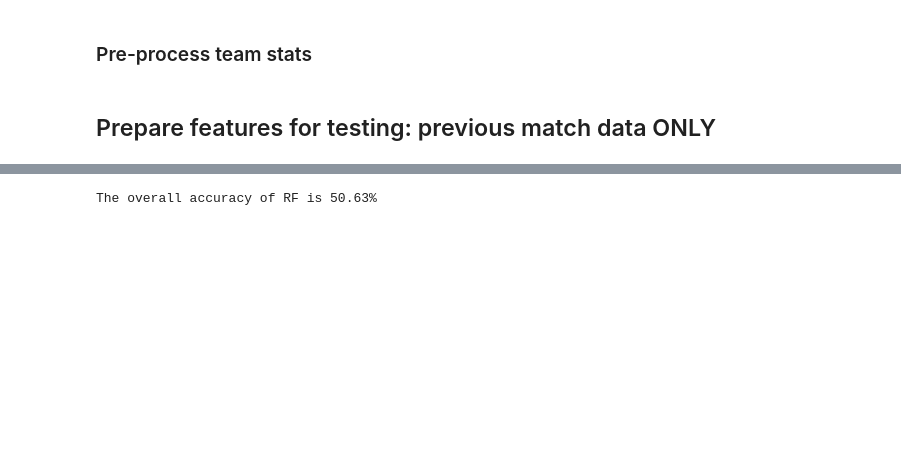
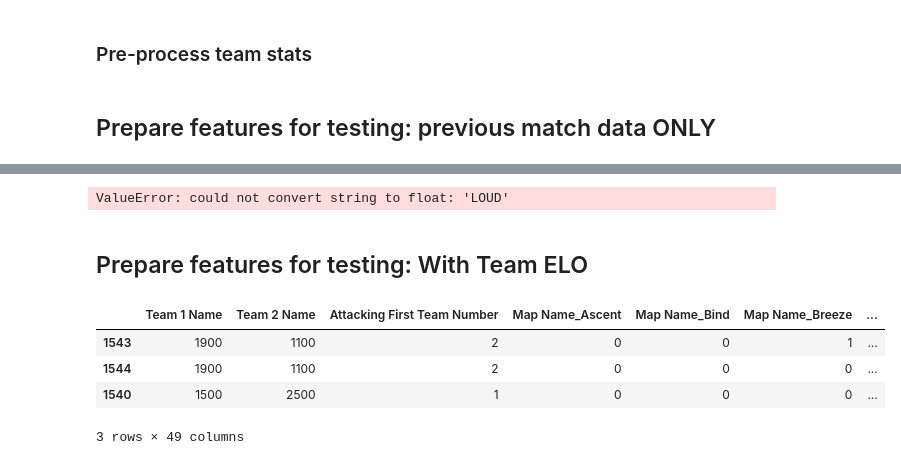
Before and after one commit to LabyrinthV/Honours-victory-prediction, a Jupyter notebook: Modelling.ipynb, the cells around one changed output, grey strips where cells are left out. Drawn from its saved outputs; the diff is of its cells as text; code cells hidden in the pictures; blank space fills up the shorter version.

```diff
--- a/Modelling.ipynb
+++ b/Modelling.ipynb
@@ -141,6 +229,27 @@ team_post_plants = pd.read_csv('./Data files/team-post-plants.csv')
 team_round_performance = pd.read_csv('./Data files/team-round-performance.csv')
 team_win_conditions = pd.read_csv('./Data files/team-win-conditions.csv')
 team_xvy_performance = pd.read_csv('./Data files/team-xvy-performance.csv')
+
+#df_team = pd.merge(team_map_performance, team_comp, on='Team')
+df_team = pd.merge(team_round_performance, team_post_plants, on='Team')
+#df_team = pd.merge(df_team, team_round_performance, on='Team')
+#df_team = pd.merge(df_team, team_win_conditions, on='Team')
+#df_team = pd.merge(df_team, team_xvy_performance, on='Team')
+# %%
+# Create a dictionary of teams and their elo
+team_elo_dict = {}
+for index, row in df_team.iterrows():
+    if row['Team'] not in team_elo_dict:
+        team_elo_dict[row['Team']] = 1000
+
+# Modify elo based on win rate kd and acs
+for index, row in results_encoded.iterrows():
+    if row['Winner'] == 1:
+        team_elo_dict[row['Team 1 Name']] += 100
+        team_elo_dict[row['Team 2 Name']] -= 100
+    else:
+        team_elo_dict[row['Team 1 Name']] -= 100
+        team_elo_dict[row['Team 2 Name']] += 100
 # %% [markdown]
 ## Prepare features for testing: previous match data ONLY
 # %%
@@ -180,8 +304,43 @@ RandomForestClassifier(random_state=1904703)
-# %%
-# Prediction
-rf_predictions = rf.predict(X_test)
-#Results
-accuracy = accuracy_score(y_test, rf_predictions)
-print(f'The overall accuracy of RF is {np.round(accuracy*100,2)}%')
-# %% [output]
-The overall accuracy of RF is 50.63%
+# %%
+# Prediction
+rf_predictions = rf.predict(X_test)
+gb_predictions = gb.predict(X_test)
+dt_predictions = dt.predict(X_test)
+et_predictions = et.predict(X_test)
+lr_predictions = lr.predict(X_test)
+svc_predictions = svc.predict(X_test)
+#Results
+accuracy_rf = accuracy_score(y_test, rf_predictions)
+accuracy_gb = accuracy_score(y_test, gb_predictions)
+accuracy_dt = accuracy_score(y_test, dt_predictions)
+accuracy_et = accuracy_score(y_test, et_predictions)
+accuracy_lr = accuracy_score(y_test, lr_predictions)
+accuracy_svc = accuracy_score(y_test, svc_predictions)
+print(f'The overall accuracy of RF is {np.round(accuracy_rf*100,2)}%')
+print(f'The overall accuracy of GB is {np.round(accuracy_gb*100,2)}%')
+print(f'The overall accuracy of DT is {np.round(accuracy_dt*100,2)}%')
+print(f'The overall accuracy of ET is {np.round(accuracy_et*100,2)}%')
+print(f'The overall accuracy of LR is {np.round(accuracy_lr*100,2)}%')
+print(f'The overall accuracy of SVC is {np.round(accuracy_svc*100,2)}%')
+# %% [output]
+ValueError: could not convert string to float: 'LOUD'
+# %% [markdown]
+## Prepare features for testing: With Team ELO
+# %%
+for index, row in results_encoded.iterrows():
+    #replace team names with elo
+    # if value is a string, replace it with the elo
+    if isinstance(row['Team 1 Name'], str):
+        results_encoded.at[index, 'Team 1 Name'] = team_elo_dict[row['Team 1 Name']]
+        print(results_encoded.loc[index, 'Team 1 Name'])
+        results_encoded.at[index, 'Team 2 Name'] = team_elo_dict[row['Team 2 Name']]
+# %%
+Y = results_encoded['Winner']
+X = results_encoded.drop("Winner", axis=1)
+X.head(3)
+# %% [output]
+|  | Team 1 Name | Team 2 Name | Attacking First Team Number | Map Name_Ascent | Map Name_Bind | Map Name_Breeze | ... |
+| 1543 | 1900 | 1100 | 2 | 0 | 0 | 1 | ... |
+| 1544 | 1900 | 1100 | 2 | 0 | 0 | 0 | ... |
+| 1540 | 1500 | 2500 | 1 | 0 | 0 | 0 | ... |
+3 rows × 49 columns
```
Also changed, not shown: parts of 10 cells of this notebook, 2 other files.
